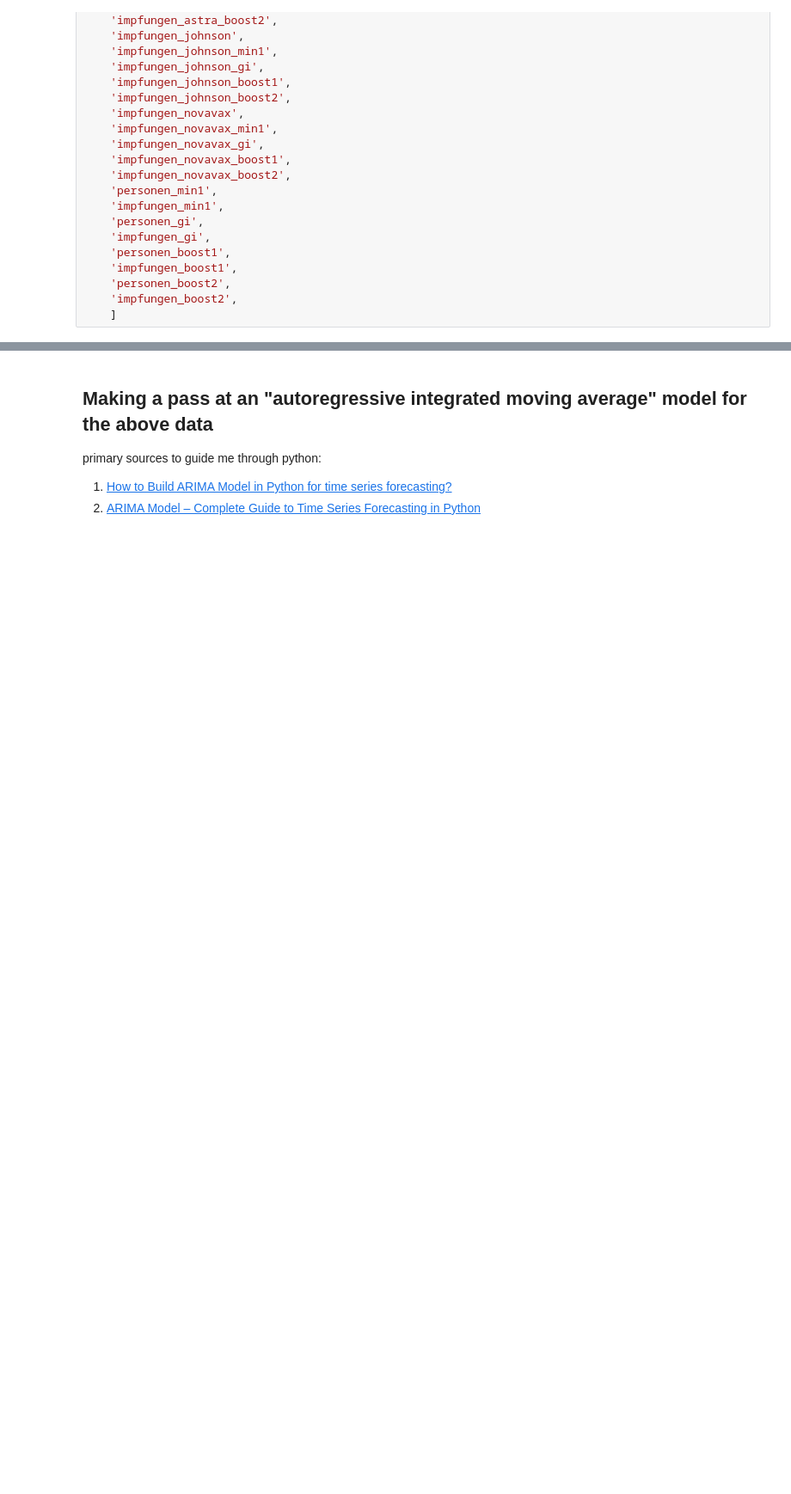
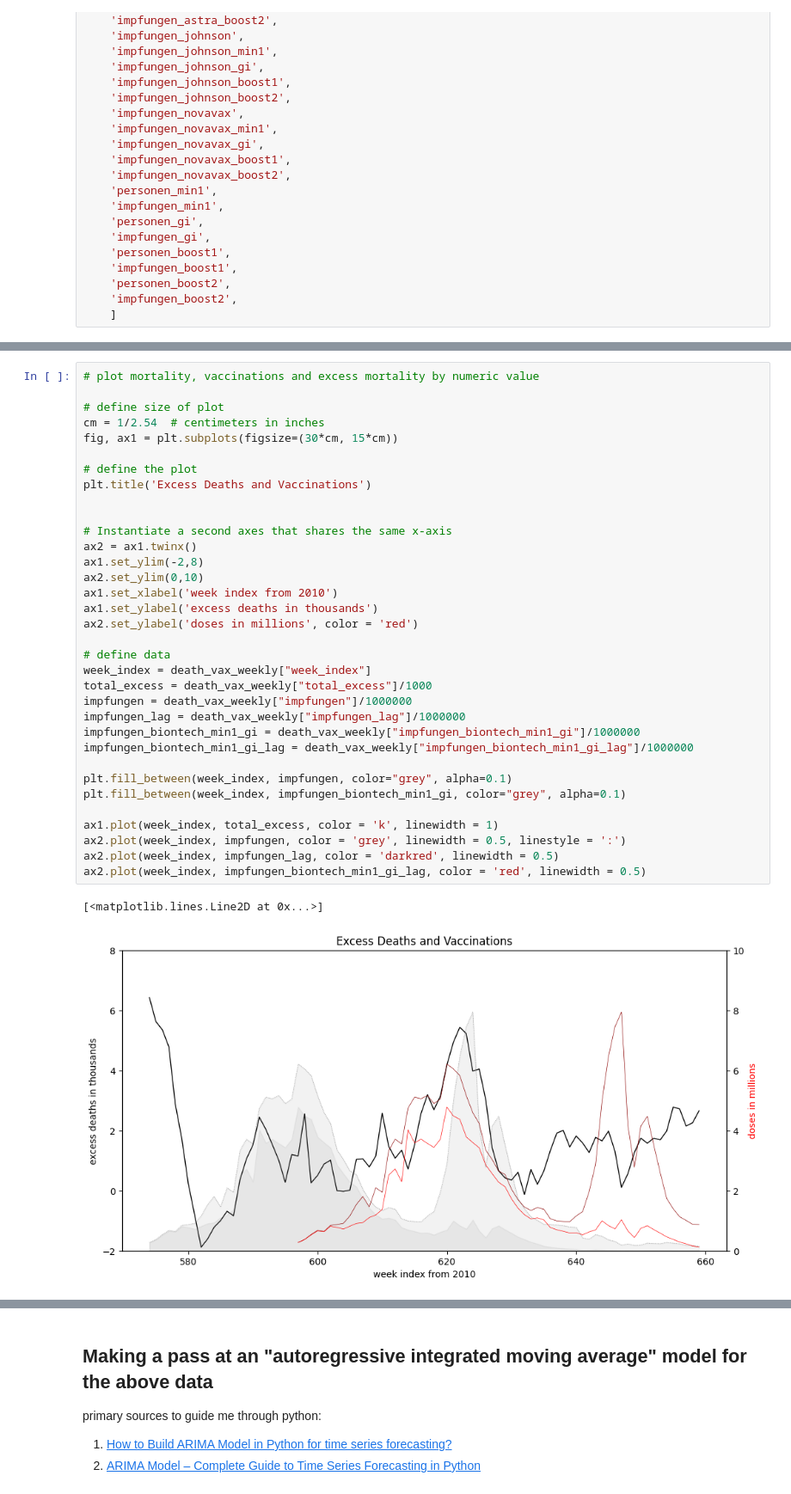
Before and after one commit to matthiasdaues/corona_mortality, a Jupyter notebook: notebooks/mortality_and_vaccination_against_covid.ipynb, the cells around one changed output, grey strips where cells are left out. Shown: that part at 86% size. Drawn from its saved outputs; the diff is of its cells as text; blank space fills up the shorter version.

```diff
--- a/notebooks/mortality_and_vaccination_against_covid.ipynb
+++ b/notebooks/mortality_and_vaccination_against_covid.ipynb
@@ -225,0 +235,37 @@ Let's take the age cohort between 30 and 60 and only the first vaccinations.
+# %%
+# plot mortality, vaccinations and excess mortality by numeric value
+
+# define size of plot
+cm = 1/2.54  # centimeters in inches
+fig, ax1 = plt.subplots(figsize=(30*cm, 15*cm))
+
+# define the plot
+plt.title('Excess Deaths and Vaccinations')
+
+
+# Instantiate a second axes that shares the same x-axis
+ax2 = ax1.twinx()
+ax1.set_ylim(-2,8)
+ax2.set_ylim(0,10)
+ax1.set_xlabel('week index from 2010')
+ax1.set_ylabel('excess deaths in thousands')
+ax2.set_ylabel('doses in millions', color = 'red')
+
+# define data
+week_index = death_vax_weekly["week_index"]
+total_excess = death_vax_weekly["total_excess"]/1000
+impfungen = death_vax_weekly["impfungen"]/1000000
+impfungen_lag = death_vax_weekly["impfungen_lag"]/1000000
+impfungen_biontech_min1_gi = death_vax_weekly["impfungen_biontech_min1_gi"]/1000000
+impfungen_biontech_min1_gi_lag = death_vax_weekly["impfungen_biontech_min1_gi_lag"]/1000000
+
+plt.fill_between(week_index, impfungen, color="grey", alpha=0.1)
+plt.fill_between(week_index, impfungen_biontech_min1_gi, color="grey", alpha=0.1)
+
+ax1.plot(week_index, total_excess, color = 'k', linewidth = 1)
+ax2.plot(week_index, impfungen, color = 'grey', linewidth = 0.5, linestyle = ':')
+ax2.plot(week_index, impfungen_lag, color = 'darkred', linewidth = 0.5)
+ax2.plot(week_index, impfungen_biontech_min1_gi_lag, color = 'red', linewidth = 0.5)
+# %% [output]
+[<matplotlib.lines.Line2D at 0x...>]
+[figure, added]
```
Also changed, not shown: parts of 6 cells of this notebook.
